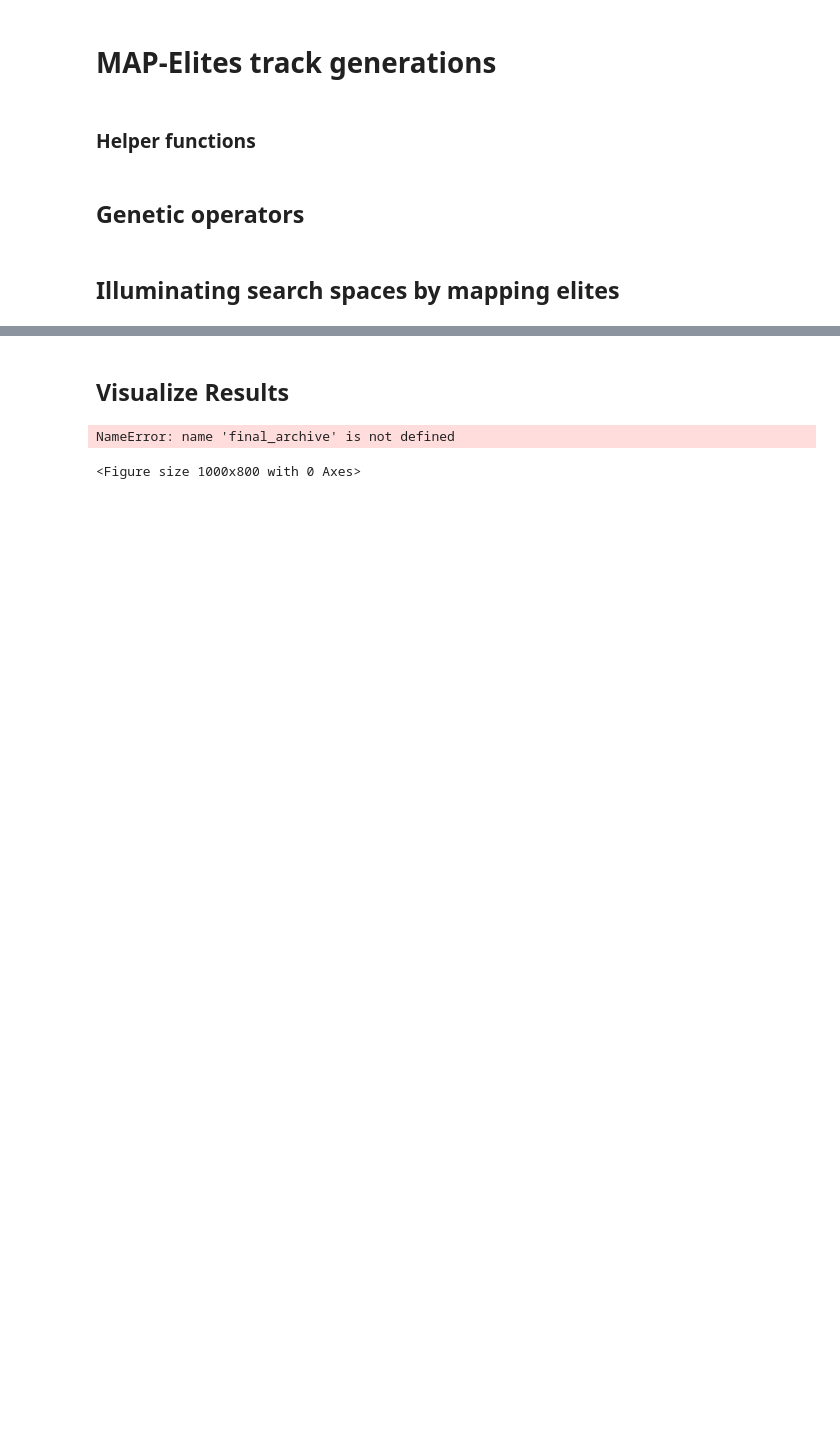
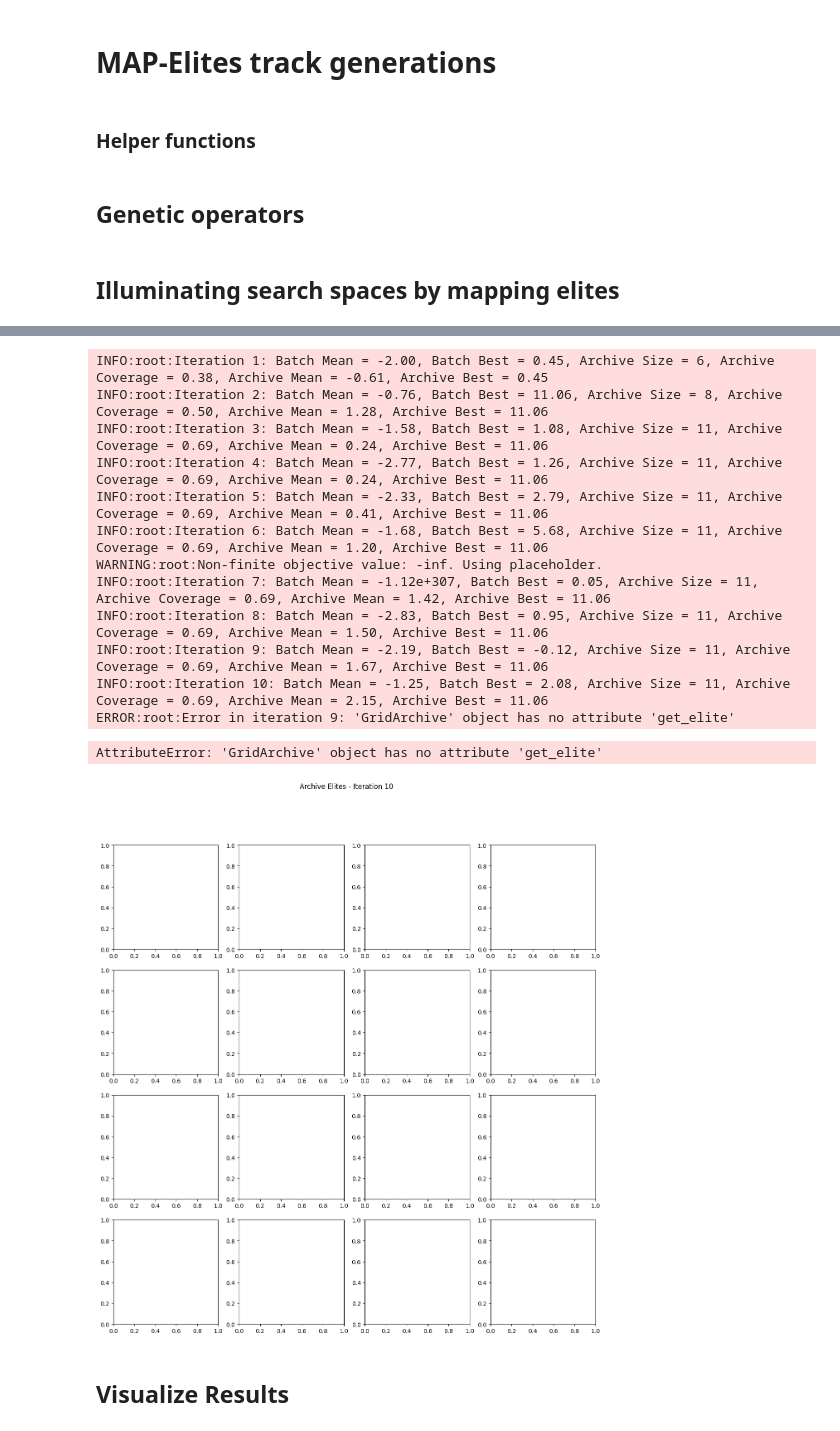
Before and after one commit to martinopiaggi/Quality-Diversity-for-Racing-Track-Design, a Jupyter notebook: mapelite/mapelite.ipynb, the cells around one changed output, grey strips where cells are left out. Drawn from its saved outputs; the diff is of its cells as text; code cells hidden in the pictures; blank space fills up the shorter version.

Commit message:
Better debugging on MapElite notebook

```diff
--- a/mapelite/mapelite.ipynb
+++ b/mapelite/mapelite.ipynb
@@ -138,6 +174,8 @@ class CustomEmitter(EmitterBase):
             mutated_dict['id'] = self.iteration - 1 + parent_frac
 
             mutated.append(solution_to_array(mutated_dict))
+            if DEBUG_MUTATION:
+                logger.info(f"Mutation {i+1}, Parent ID {parent_dict['id']}, Mutated ID {mutated_dict['id']}")
 
         return np.array(mutated)
 
@@ -279,12 +306,36 @@ INFO:root:  - Archive coverage: 0.6875
+# %%
+run_map_elites(ITERATIONS)
+# %% [output]
+INFO:root:Iteration 1: Batch Mean = -2.00, Batch Best = 0.45, Archive Size = 6, Archive Coverage = 0.38, Archive Mean = -0.61, Archive Best = 0.45
+INFO:root:Iteration 2: Batch Mean = -0.76, Batch Best = 11.06, Archive Size = 8, Archive Coverage = 0.50, Archive Mean = 1.28, Archive Best = 11.06
+INFO:root:Iteration 3: Batch Mean = -1.58, Batch Best = 1.08, Archive Size = 11, Archive Coverage = 0.69, Archive Mean = 0.24, Archive Best = 11.06
+INFO:root:Iteration 4: Batch Mean = -2.77, Batch Best = 1.26, Archive Size = 11, Archive Coverage = 0.69, Archive Mean = 0.24, Archive Best = 11.06
+INFO:root:Iteration 5: Batch Mean = -2.33, Batch Best = 2.79, Archive Size = 11, Archive Coverage = 0.69, Archive Mean = 0.41, Archive Best = 11.06
+INFO:root:Iteration 6: Batch Mean = -1.68, Batch Best = 5.68, Archive Size = 11, Archive Coverage = 0.69, Archive Mean = 1.20, Archive Best = 11.06
+WARNING:root:Non-finite objective value: -inf. Using placeholder.
+INFO:root:Iteration 7: Batch Mean = -1.12e+307, Batch Best = 0.05, Archive Size = 11, Archive Coverage = 0.69, Archive Mean = 1.42, Archive Best = 11.06
+INFO:root:Iteration 8: Batch Mean = -2.83, Batch Best = 0.95, Archive Size = 11, Archive Coverage = 0.69, Archive Mean = 1.50, Archive Best = 11.06
+INFO:root:Iteration 9: Batch Mean = -2.19, Batch Best = -0.12, Archive Size = 11, Archive Coverage = 0.69, Archive Mean = 1.67, Archive Best = 11.06
+INFO:root:Iteration 10: Batch Mean = -1.25, Batch Best = 2.08, Archive Size = 11, Archive Coverage = 0.69, Archive Mean = 2.15, Archive Best = 11.06
+ERROR:root:Error in iteration 9: 'GridArchive' object has no attribute 'get_elite'
+AttributeError: 'GridArchive' object has no attribute 'get_elite'
+[figure, added]
 # %% [markdown]
 ## Visualize Results
 # %%
-plt.figure(figsize=(10, 8))
-grid_archive_heatmap(final_archive)
-plt.title("MAP-Elites Archive")
+logging.info(f"Final Statistics: "
+                f"Evaluations = {total_evaluations}, "
+                f"Crossovers = {total_crossovers}, "
+                f"Mutations = {total_mutations}, "
+                f"Archive size = {len(archive)}, "
+                f"Coverage = {archive.stats.coverage:.2f}")
+
+plt.figure(figsize=(12, 10))
+grid_archive_heatmap(archive)
+plt.title("Final MAP-Elites Archive")
 plt.xlabel("Track Size")
 plt.ylabel("Track Length")
+plt.savefig("final_archive_heatmap.png")
 plt.show()
+
+visualize_archive(archive, ITERATIONS)
-# %% [output]
-NameError: name 'final_archive' is not defined
-<Figure size 1000x800 with 0 Axes>
```
Also changed, not shown: parts of 7 cells of this notebook, 3 other files.
